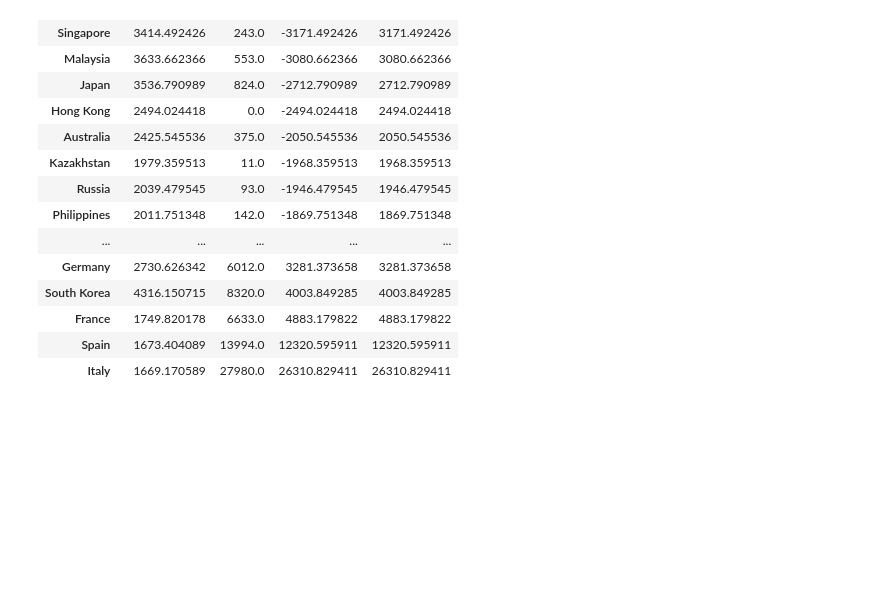
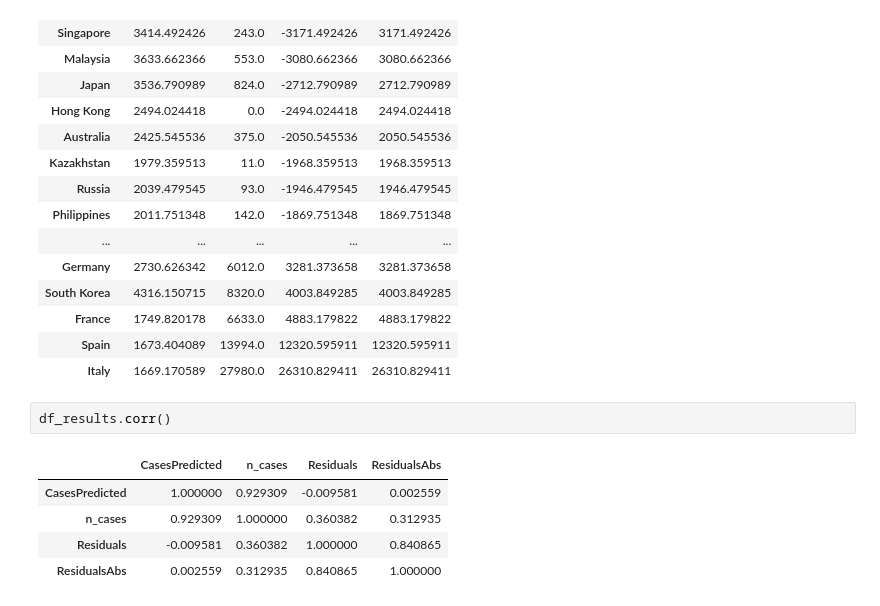
Before and after one commit to paulagiovanna/IC---Covid19-Random-Walk, a Jupyter notebook: random_walk_celso.ipynb, the cells around one changed output. Drawn from its saved outputs; the diff is of its cells as text; blank space fills up the shorter version.

```diff
--- a/random_walk_celso.ipynb
+++ b/random_walk_celso.ipynb
@@ -337,3 +339,11 @@ df_results.sort_values('Residuals')
 | France | 1749.820178 | 6633.0 | 4883.179822 | 4883.179822 |
 | Spain | 1673.404089 | 13994.0 | 12320.595911 | 12320.595911 |
 | Italy | 1669.170589 | 27980.0 | 26310.829411 | 26310.829411 |
+# %%
+df_results.corr()
+# %% [output]
+|  | CasesPredicted | n_cases | Residuals | ResidualsAbs |
+| CasesPredicted | 1.000000 | 0.929309 | -0.009581 | 0.002559 |
+| n_cases | 0.929309 | 1.000000 | 0.360382 | 0.312935 |
+| Residuals | -0.009581 | 0.360382 | 1.000000 | 0.840865 |
+| ResidualsAbs | 0.002559 | 0.312935 | 0.840865 | 1.000000 |
```
Also changed, not shown: parts of 8 cells of this notebook.
